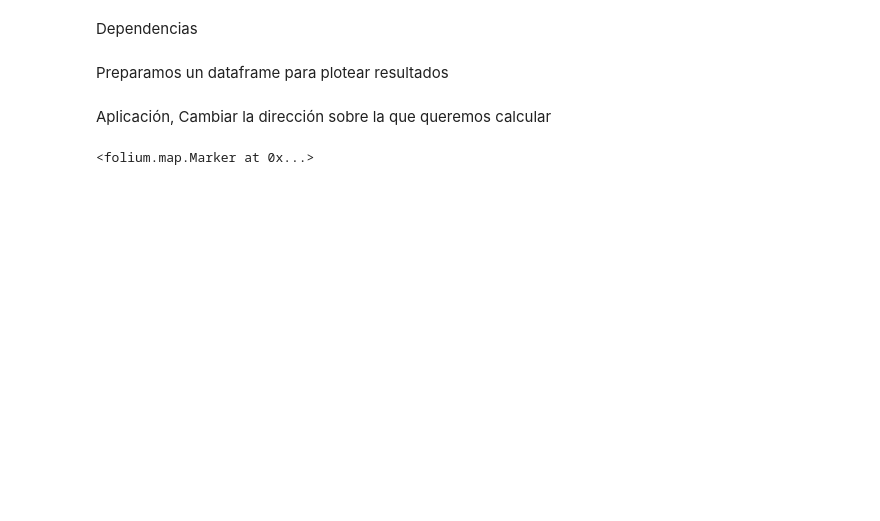
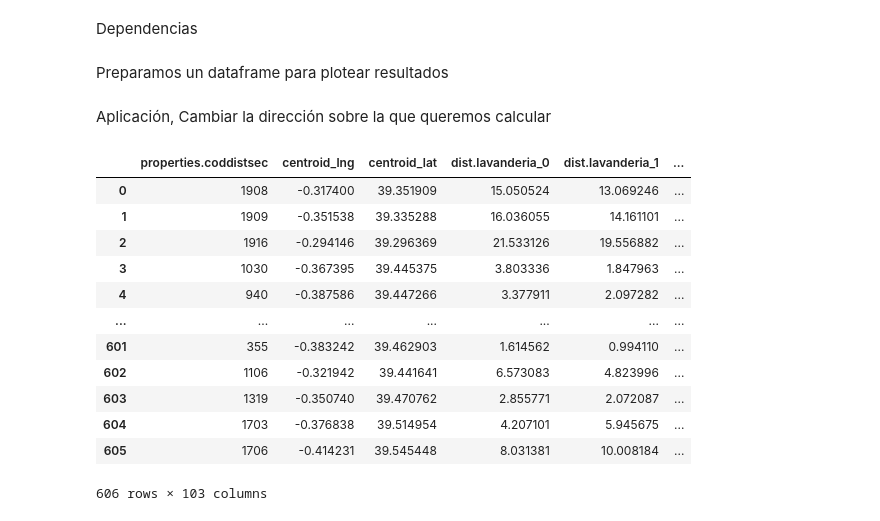
Before and after one commit to fbponz/tfm-jeff, a Jupyter notebook: scripts/TFM_VSL_POC.ipynb, the cells around one changed output. Cells and saved outputs as stored; diff of their text form; code cells hidden in the pictures; blank space fills up the shorter version.

Commit message:
Añadido un notebook con campo de atractividad

```diff
--- a/scripts/TFM_VSL_POC.ipynb
+++ b/scripts/TFM_VSL_POC.ipynb
@@ -99,3 +167,9 @@ vlc_laundry = vlc_laundry.append(new_row, ignore_index=True)
+# %%
+vlc_laundry = vlc_laundry.apply(lambda row: get_sum_of_poi(row, poi_tratados,dataset_ine_valencia), axis=1)
+# %%
+vlc_laundry['num_secciones_isocrona'] = vlc_laundry.apply(lambda row: len(row['seccensales_poi']), axis=1)
+# %%
+vlc_laundry["atractividad"] = vlc_laundry.apply(lambda row: get_attractivity(row), axis=1)
 # %%
 for idx in range(len(seccensales_geojson['features'])):
   seccensales_geojson['features'][idx]['properties']['coddistsec'] = int(seccensales_geojson['features'][idx]['properties']['coddistsec'])
@@ -107,14 +181,30 @@ for id_laundry in range(len(vlc_laundry)):
 #calculo de la constante atractividad
 for id_laundry in range(len(vlc_laundry)):
   name_attrac = "attr.lavanderia_"+str(id_laundry)
-  df_output_huff[name_attrac] = 1
+  df_output_huff[name_attrac] = vlc_laundry['atractividad'][id_laundry]
+# %%
+df_output_huff
+# %% [output]
+|  | properties.coddistsec | centroid_lng | centroid_lat | dist.lavanderia_0 | dist.lavanderia_1 | ... |
+| 0 | 1908 | -0.317400 | 39.351909 | 15.050524 | 13.069246 | ... |
+| 1 | 1909 | -0.351538 | 39.335288 | 16.036055 | 14.161101 | ... |
+| 2 | 1916 | -0.294146 | 39.296369 | 21.533126 | 19.556882 | ... |
+| 3 | 1030 | -0.367395 | 39.445375 | 3.803336 | 1.847963 | ... |
+| 4 | 940 | -0.387586 | 39.447266 | 3.377911 | 2.097282 | ... |
+| ... | ... | ... | ... | ... | ... | ... |
+| 601 | 355 | -0.383242 | 39.462903 | 1.614562 | 0.994110 | ... |
+| 602 | 1106 | -0.321942 | 39.441641 | 6.573083 | 4.823996 | ... |
+| 603 | 1319 | -0.350740 | 39.470762 | 2.855771 | 2.072087 | ... |
+| 604 | 1703 | -0.376838 | 39.514954 | 4.207101 | 5.945675 | ... |
+| 605 | 1706 | -0.414231 | 39.545448 | 8.031381 | 10.008184 | ... |
+606 rows × 103 columns
 # %%
 #calcular huff model, con atractividad constante = 1.
 df_output_huff["Huff_Prob"] = df_output_huff.apply(lambda row: HuffModel(row,1,2,len(vlc_laundry)-1,len(vlc_laundry)), axis=1)
 # %%
 df_output_huff.to_csv('df_output_huff.csv')
 # %%
-map = folium.Map(location=[39.46994829189022, -0.37787440832473984], zoom_start=12)
+map = folium.Map(location=[39.46994829189022, -0.37787440832473984], zoom_start=12, tiles='CartoDB positron')
 
 folium.Choropleth(
     geo_data=seccensales_geojson,
@@ -131,9 +221,10 @@ folium.Choropleth(
 folium.Marker(
     location=[coordinates[1], coordinates[0]],
     popup='Nueva Tienda',
+    icon=folium.Icon(color='Blue')
 ).add_to(map)
+
+vlc_laundry.apply(lambda row: DrawLaundry_Points(row['latitude'],row['longitude'],map), axis=1)
-# %% [output]
-<folium.map.Marker at 0x...>
 # %%
 map
 # %% [output]
```
Also changed, not shown: parts of 12 cells of this notebook.
